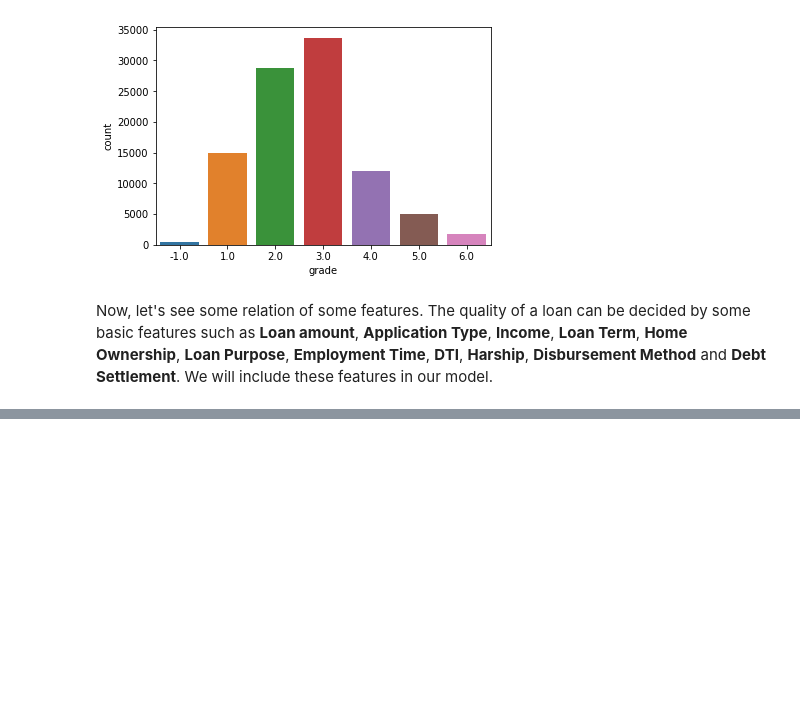
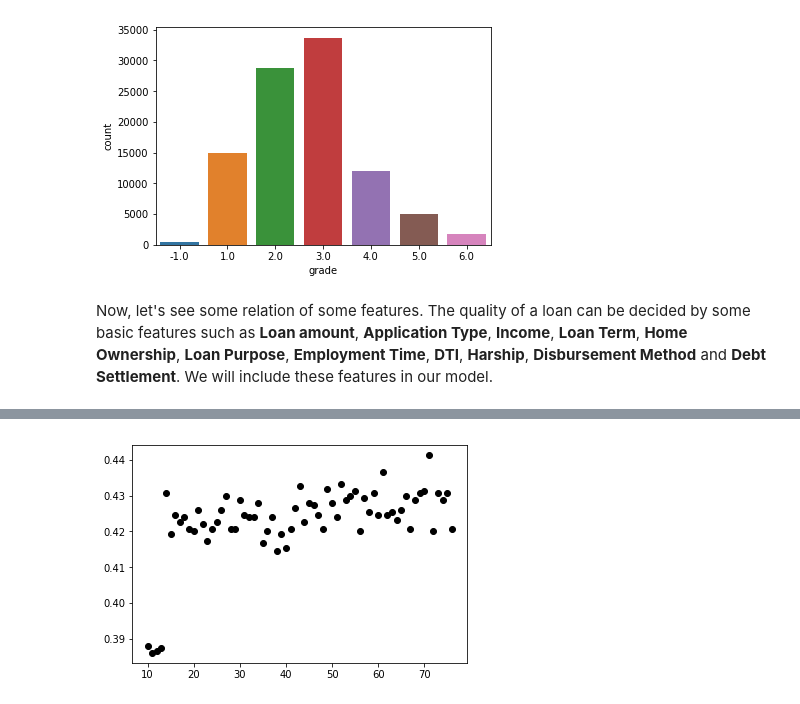
Before and after one commit to vtnlinh95/Loan-Prediction, a Jupyter notebook: Lender Approve Predict.ipynb, the cells around one changed output, grey strips where cells are left out. Cells and saved outputs as stored; diff of their text form; code cells hidden in the pictures; blank space fills up the shorter version.

```diff
--- a/Lender Approve Predict.ipynb
+++ b/Lender Approve Predict.ipynb
@@ -275,14 +257,13 @@ Size of splitted dataframe 10
 # %%
 columns = list(full_data.columns.values)
 columns.remove('grade')
-list_feature = []
+list_feature = {}
 for col in columns:
     if full_data[col].dtype == 'object' or full_data[col].dtype == 'int64':
-        print "Not consider", col
-        list_feature.append(col)
         continue
     correlation = full_data['grade'].corr(full_data[col])
     if correlation != 0:
-        list_feature.append(col)
-        print col+": ", correlation
+        list_feature[abs(correlation)] = col
+
+list_feature
 # %% [output]
@@ -309,0 +289,22 @@ len(full_data.columns.values)
+# %%
+from sklearn.model_selection import train_test_split
+from sklearn.linear_model import LogisticRegression
+from sklearn.metrics import accuracy_score
+
+def calculateAccuracy(features, data):
+    X = pd.DataFrame(data, columns=features)
+    y = data['grade']
+    X_train, X_test, y_train, y_test = train_test_split(X, y, test_size=0.3, random_state=101)
+    logistic = LogisticRegression()
+    logistic.fit(X_train, y_train)
+    return accuracy_score(y_test, logistic.predict(X_test))
+# %%
+correlation = list_feature.keys()
+correlation.sort(reverse=True)
+
+test_list_feature = [list_feature[x] for x in correlation[:10]]
+results_LR = []
+test_data = full_data.head(5000)
+for i in range(11, len(correlation)):
+    test_list_feature.append(list_feature[correlation[i]])
+    results_LR.append(calculateAccuracy(test_list_feature, test_data))
@@ -309,0 +329,6 @@ len(full_data.columns.values)
+# %%
+x = range(10, 77)
+y = results_LR
+plt.plot(x, y, 'o', color='black');
+# %% [output]
+[figure, added]
```
Also changed, not shown: parts of 8 cells of this notebook.
